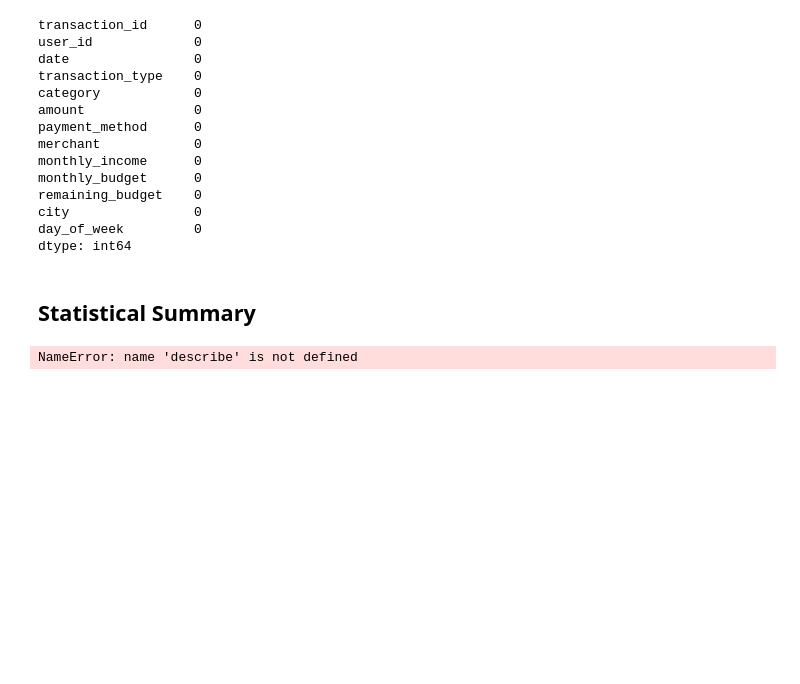
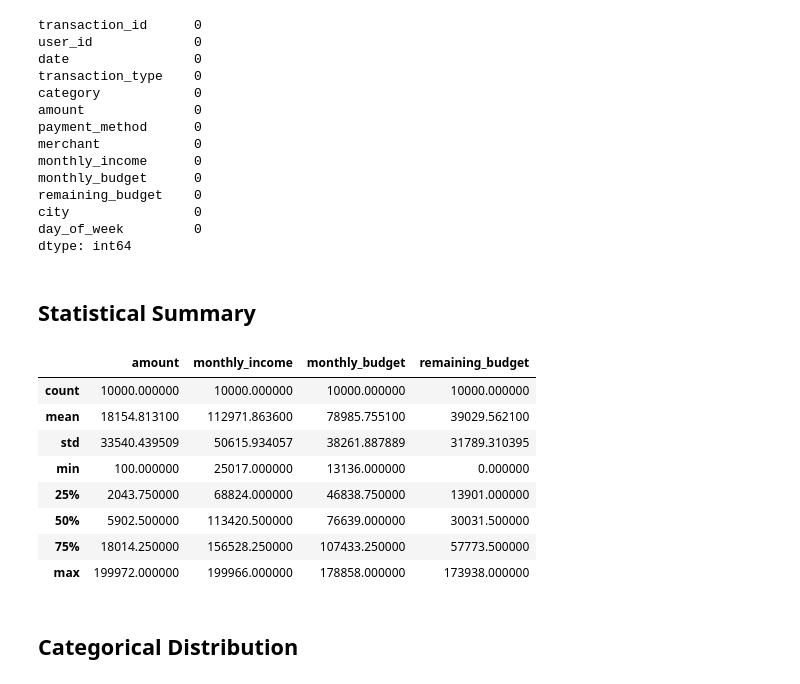
Before and after one commit to infi-karthik14/Budgeting_App, a Jupyter notebook: python_ml/notebooks/expense_analysis.ipynb, the cells around one changed output. Cells and saved outputs as stored; diff of their text form; code cells hidden in the pictures; blank space fills up the shorter version.

```diff
--- a/python_ml/notebooks/expense_analysis.ipynb
+++ b/python_ml/notebooks/expense_analysis.ipynb
@@ -67,6 +67,16 @@ dtype: int64
 # %% [markdown]
 ## Statistical Summary
 # %%
-df,describe()
+df.describe()
 # %% [output]
-NameError: name 'describe' is not defined
+|  | amount | monthly_income | monthly_budget | remaining_budget |
+| count | 10000.000000 | 10000.000000 | 10000.000000 | 10000.000000 |
+| mean | 18154.813100 | 112971.863600 | 78985.755100 | 39029.562100 |
+| std | 33540.439509 | 50615.934057 | 38261.887889 | 31789.310395 |
+| min | 100.000000 | 25017.000000 | 13136.000000 | 0.000000 |
+| 25% | 2043.750000 | 68824.000000 | 46838.750000 | 13901.000000 |
+| 50% | 5902.500000 | 113420.500000 | 76639.000000 | 30031.500000 |
+| 75% | 18014.250000 | 156528.250000 | 107433.250000 | 57773.500000 |
+| max | 199972.000000 | 199966.000000 | 178858.000000 | 173938.000000 |
+# %% [markdown]
+## Categorical Distribution
```
Also changed, not shown: parts of 13 cells of this notebook, 4 other files.
